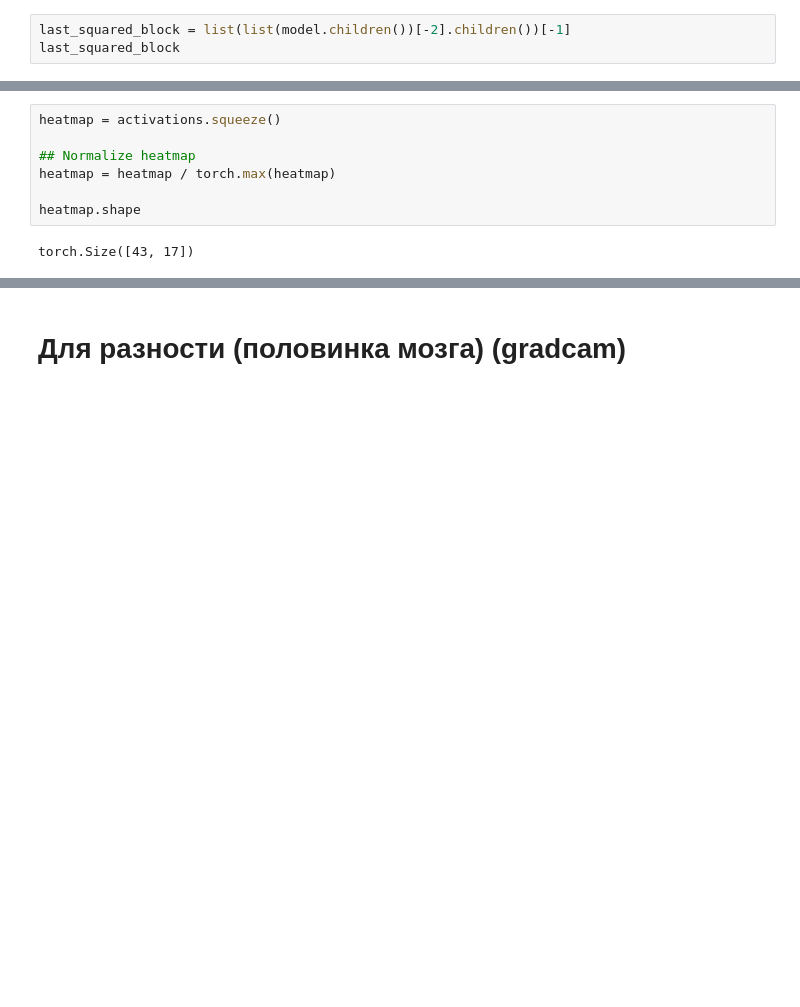
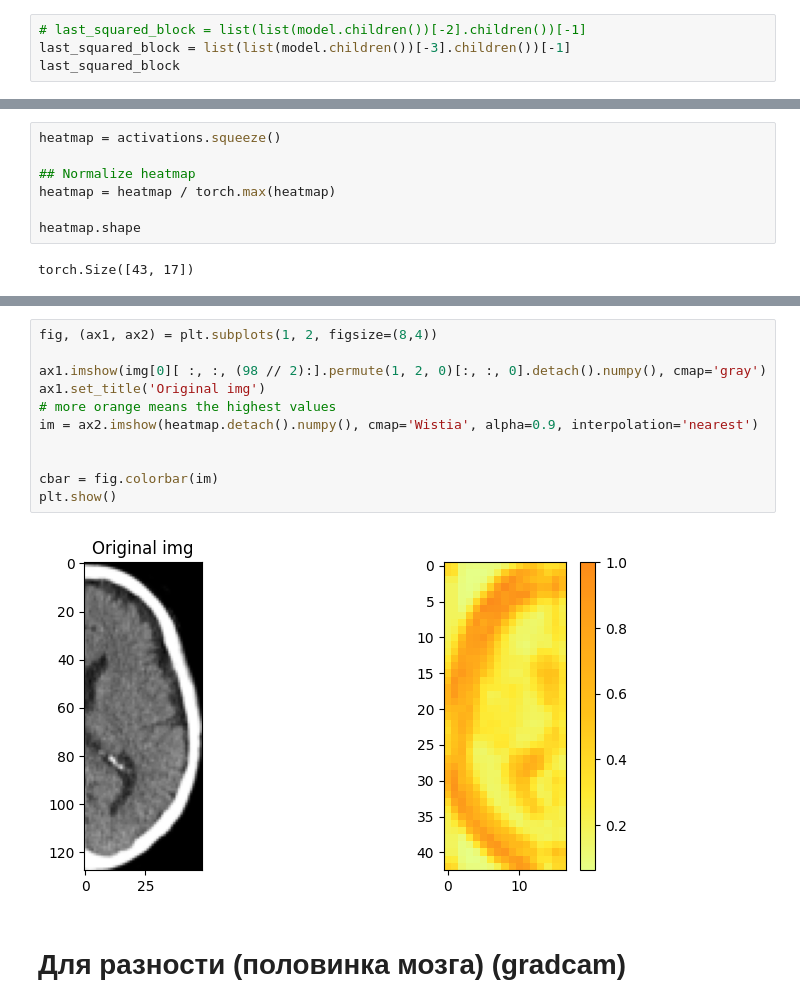
Before and after one commit to Anna-Pinewood/Ischemic_Stroke_Prediction, a Jupyter notebook: attention_visual.ipynb, the cells around one changed output, grey strips where cells are left out. Drawn from its saved outputs; the diff is of its cells as text; blank space fills up the shorter version.

```diff
--- a/attention_visual.ipynb
+++ b/attention_visual.ipynb
@@ -184,7 +205,8 @@ plt.show()
 # %% [markdown]
 # Для разности (половинка мозга) (scorecam)
 # %%
-last_squared_block = list(list(model.children())[-2].children())[-1]
+# last_squared_block = list(list(model.children())[-2].children())[-1]
+last_squared_block = list(list(model.children())[-3].children())[-1]
 last_squared_block
 # %% [output]
 MaxPool2d(kernel_size=3, stride=3, padding=1, dilation=1, ceil_mode=False)
@@ -240,3 +258,16 @@ plt.show()
+# %%
+fig, (ax1, ax2) = plt.subplots(1, 2, figsize=(8,4))
+
+ax1.imshow(img[0][ :, :, (98 // 2):].permute(1, 2, 0)[:, :, 0].detach().numpy(), cmap='gray')
+ax1.set_title('Original img')
+# more orange means the highest values
+im = ax2.imshow(heatmap.detach().numpy(), cmap='Wistia', alpha=0.9, interpolation='nearest')
+
+
+cbar = fig.colorbar(im)
+plt.show()
+# %% [output]
+[figure, added]
 # %% [markdown]
 # Для разности (половинка мозга) (gradcam)
 # %%
```
Also changed, not shown: parts of 13 cells of this notebook.
